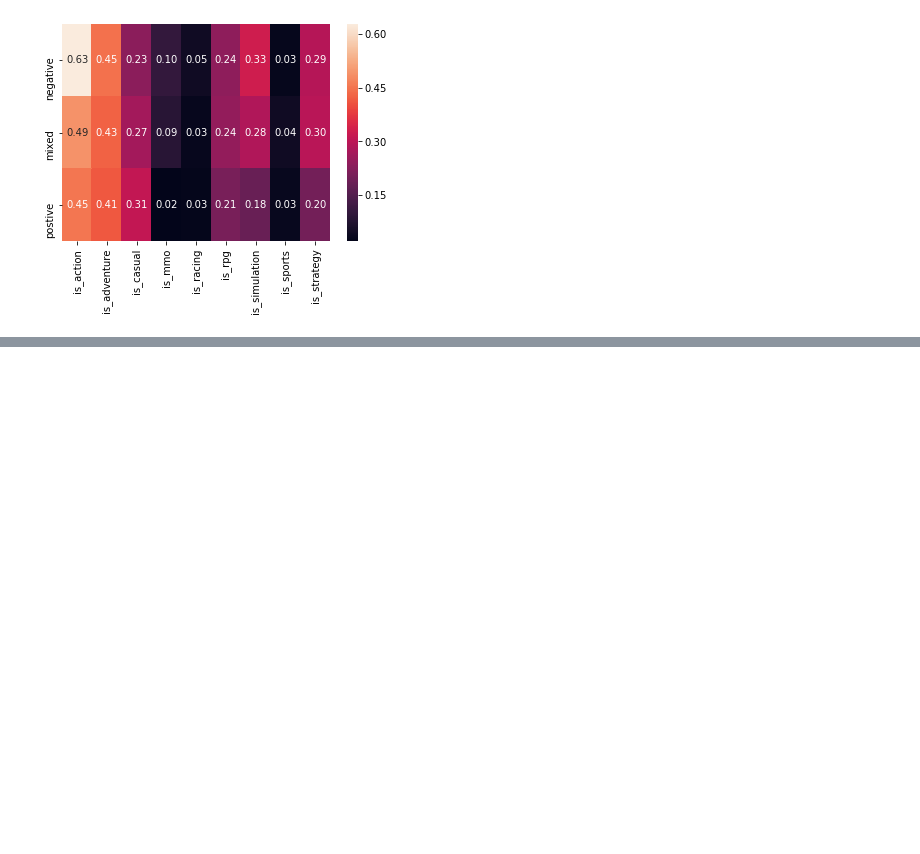
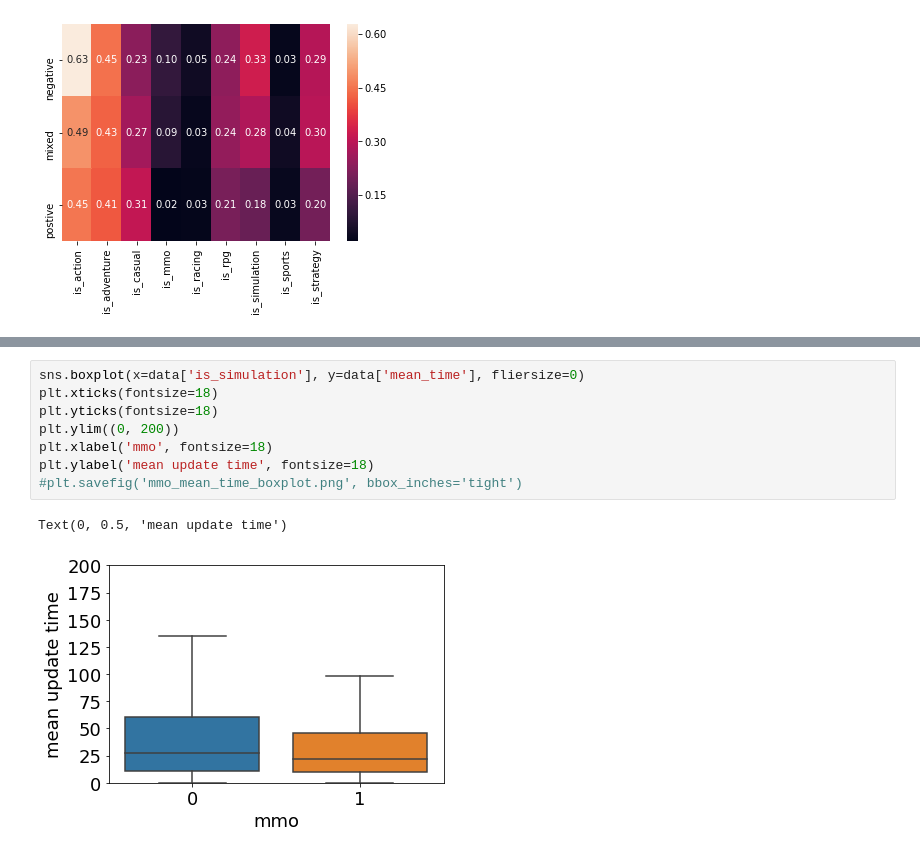
Before and after one commit to chaddling/insight-project, a Jupyter notebook: examples/eda_categorical_features.ipynb, the cells around one changed output, grey strips where cells are left out. Drawn from its saved outputs; the diff is of its cells as text; blank space fills up the shorter version.

```diff
--- a/examples/eda_categorical_features.ipynb
+++ b/examples/eda_categorical_features.ipynb
@@ -48,0 +49,11 @@ sns.heatmap(M,annot=True, fmt = ".2f", xticklabels=x_labels, yticklabels = y_lab
+# %%
+sns.boxplot(x=data['is_simulation'], y=data['mean_time'], fliersize=0)
+plt.xticks(fontsize=18)
+plt.yticks(fontsize=18)
+plt.ylim((0, 200))
+plt.xlabel('mmo', fontsize=18)
+plt.ylabel('mean update time', fontsize=18)
+#plt.savefig('mmo_mean_time_boxplot.png', bbox_inches='tight')
+# %% [output]
+Text(0, 0.5, 'mean update time')
+[figure, added]
```
Also changed, not shown: parts of 9 cells of this notebook, 5 other files.
